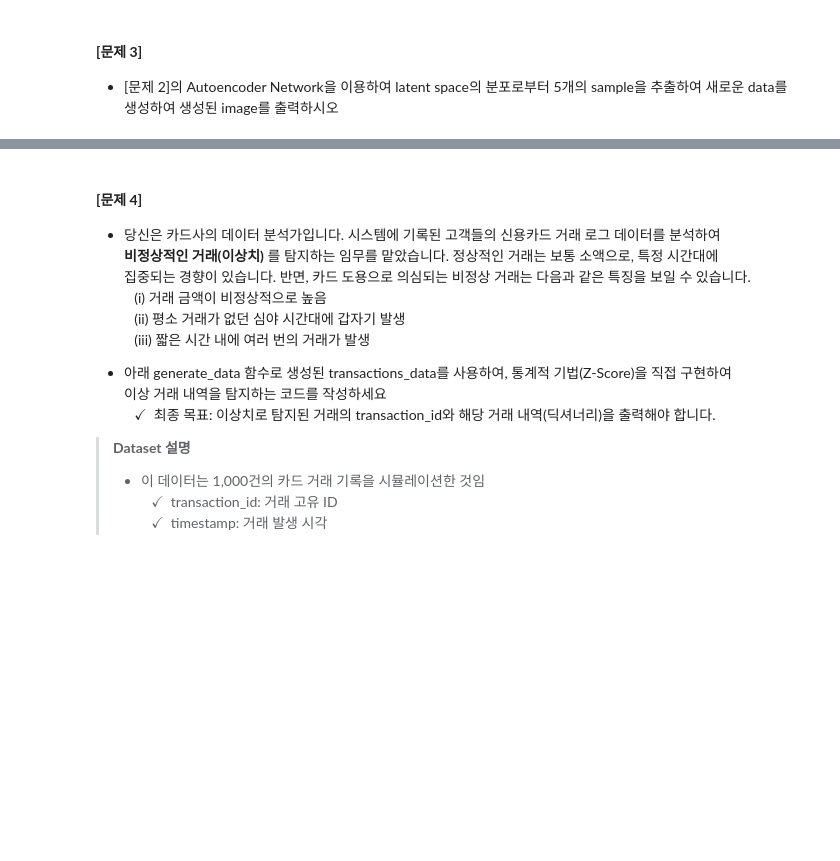
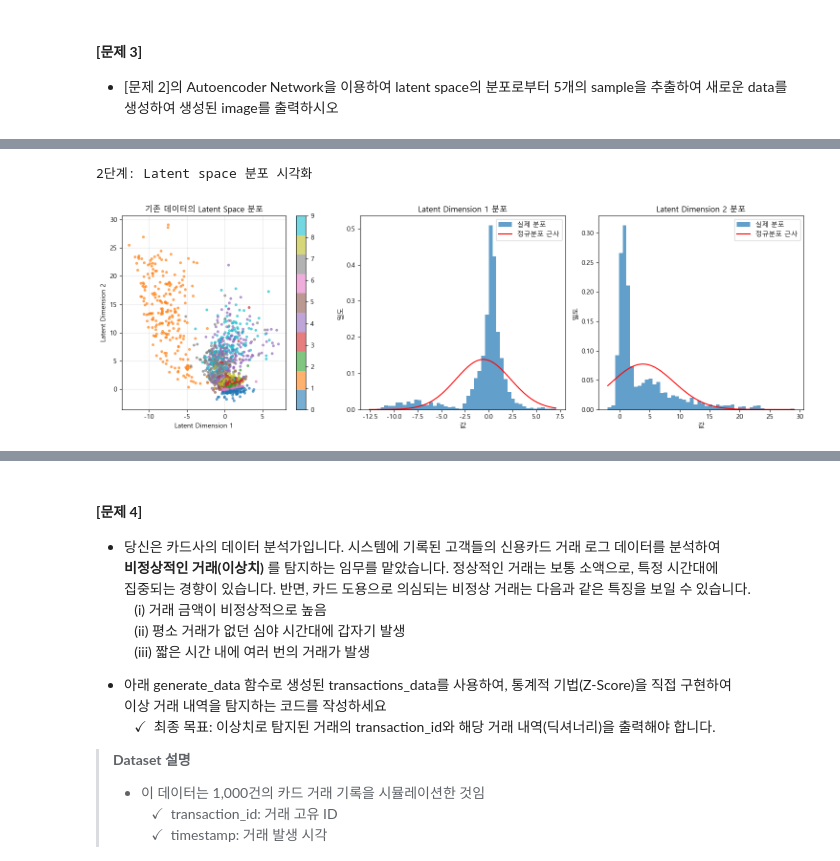
Before and after one commit to brighteen/Deep-Learning, a Jupyter notebook: Unsupervised Learning/기말고사_비지도학습_문제지(20250617).ipynb, the cells around one changed output, grey strips where cells are left out. Cells and saved outputs as stored; diff of their text form; code cells hidden in the pictures; blank space fills up the shorter version.

```diff
--- a/Unsupervised Learning/기말고사_비지도학습_문제지(20250617).ipynb
+++ b/Unsupervised Learning/기말고사_비지도학습_문제지(20250617).ipynb
@@ -538,0 +584,43 @@ print(f"   - 복원 품질 (MSE): {mse_scores[best_idx]:.6f}")
+# %%
+from scipy import stats
+# 2단계: Latent space 분포 시각화
+print("\n2단계: Latent space 분포 시각화")
+
+plt.figure(figsize=(15, 5))
+
+# 2D 분포 시각화
+plt.subplot(1, 3, 1)
+scatter = plt.scatter(test_encoded[:, 0], test_encoded[:, 1],
+                     c=y_test[:n_analysis], cmap='tab10', alpha=0.6, s=10)
+plt.colorbar(scatter)
+plt.title('기존 데이터의 Latent Space 분포')
+plt.xlabel('Latent Dimension 1')
+plt.ylabel('Latent Dimension 2')
+plt.grid(True, alpha=0.3)
+
+# 각 차원별 히스토그램
+plt.subplot(1, 3, 2)
+plt.hist(test_encoded[:, 0], bins=50, alpha=0.7, density=True, label='실제 분포')
+x_range = np.linspace(test_encoded[:, 0].min(), test_encoded[:, 0].max(), 100)
+plt.plot(x_range, stats.norm.pdf(x_range, latent_dim1_mean, latent_dim1_std),
+         'r-', label='정규분포 근사')
+plt.title('Latent Dimension 1 분포')
+plt.xlabel('값')
+plt.ylabel('밀도')
+plt.legend()
+
+plt.subplot(1, 3, 3)
+plt.hist(test_encoded[:, 1], bins=50, alpha=0.7, density=True, label='실제 분포')
+y_range = np.linspace(test_encoded[:, 1].min(), test_encoded[:, 1].max(), 100)
+plt.plot(y_range, stats.norm.pdf(y_range, latent_dim2_mean, latent_dim2_std),
+         'r-', label='정규분포 근사')
+plt.title('Latent Dimension 2 분포')
+plt.xlabel('값')
+plt.ylabel('밀도')
+plt.legend()
+
+plt.tight_layout()
+plt.show()
+# %% [output]
+2단계: Latent space 분포 시각화
+[figure, added]
```
Also changed, not shown: parts of 8 cells of this notebook.
